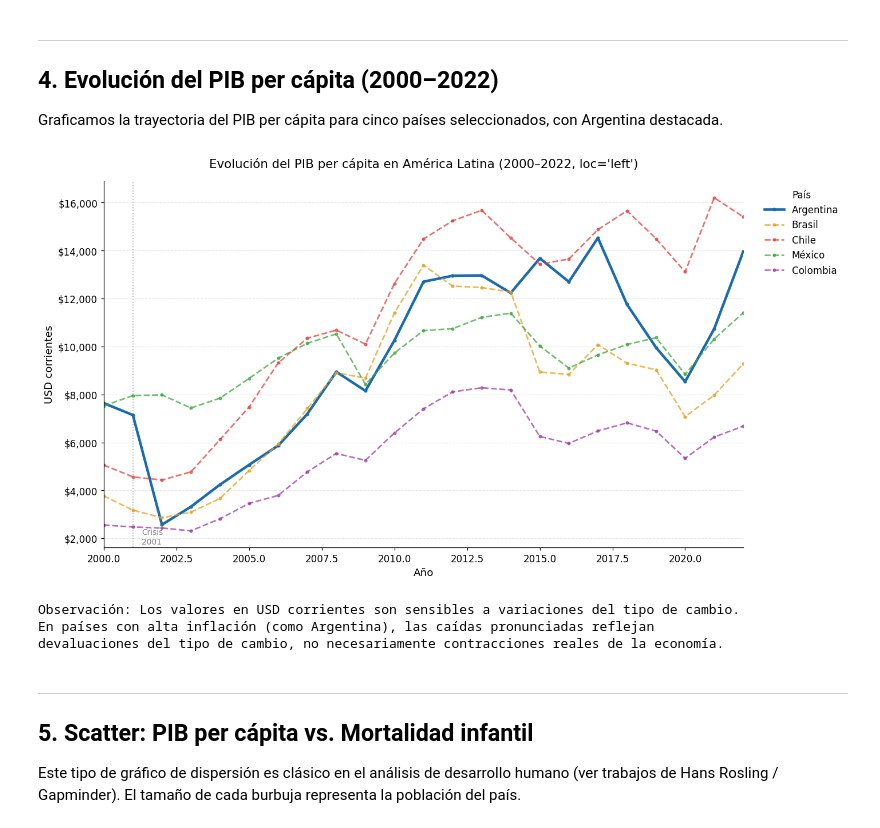
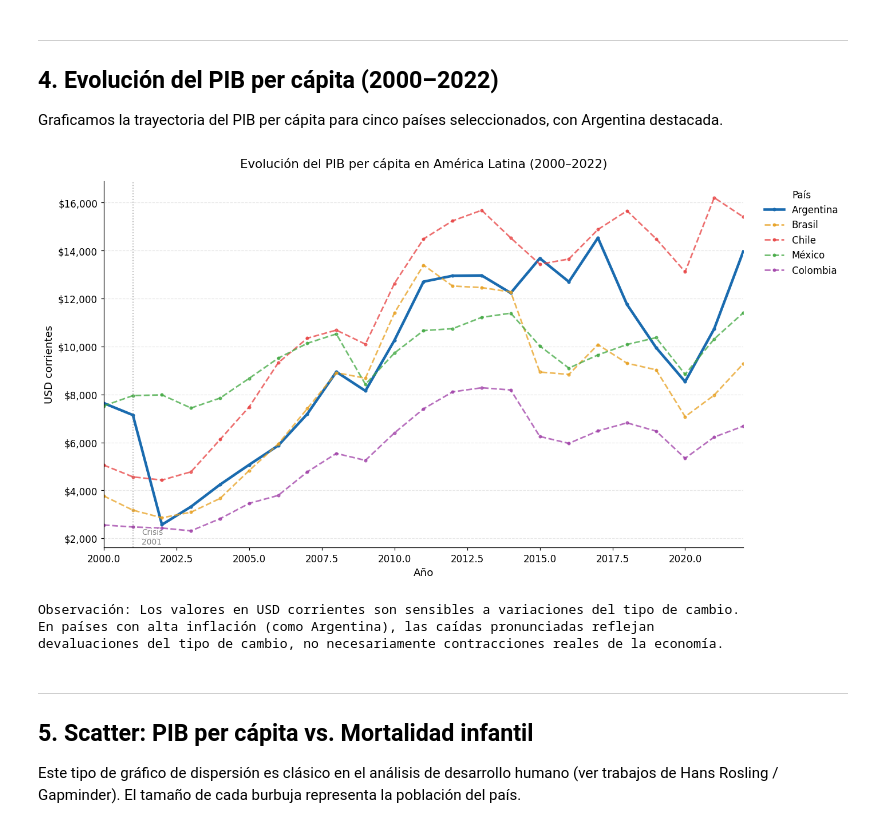
Before and after one commit to dbrisaro/Python-y-Politicas-Publicas---Risaro, a Jupyter notebook: M02_C03_Comparacion_LATAM_WorldBank.ipynb, the cells around one changed output. Drawn from its saved outputs; the diff is of its cells as text; code cells hidden in the pictures.

```diff
--- a/M02_C03_Comparacion_LATAM_WorldBank.ipynb
+++ b/M02_C03_Comparacion_LATAM_WorldBank.ipynb
@@ -337,35 +337,35 @@ fig, ax = plt.subplots(figsize=(13, 7))
 
 for pais in PAISES_SELECCIONADOS:
     df_p = df_pib_sel[df_pib_sel["country"] == pais].sort_values("year")
     lw = 3.0 if pais == "Argentina" else 1.8
     ls = "-"  if pais == "Argentina" else "--"
     alpha = 1.0 if pais == "Argentina" else 0.75
     ax.plot(df_p["year"], df_p["value"],
             label=pais, color=COLORES[pais],
             linewidth=lw, linestyle=ls, alpha=alpha, marker="o", markersize=3)
 
 # Anotación del año de crisis 2001 en Argentina
 ax.axvline(x=2001, color="gray", linestyle=":", alpha=0.6, linewidth=1.2)
 ax.text(2001.3, ax.get_ylim()[0] * 1.05, "Crisis\n2001",
         fontsize=9, color="gray", va="bottom")
 
 ax.yaxis.set_major_formatter(mticker.FuncFormatter(lambda x, _: f"${x:,.0f}"))
 ax.set_xlabel("Año", fontsize=12)
 ax.set_ylabel("USD corrientes", fontsize=12)
-ax.set_title("Evolución del PIB per cápita en América Latina (2000–2022, loc='left')",
+ax.set_title("Evolución del PIB per cápita en América Latina (2000–2022)",
              fontsize=14, pad=15)
 ax.legend(title="País", bbox_to_anchor=(1.02, 1), loc="upper left", frameon=False)
 ax.grid(axis="y", alpha=0.3, linestyle="--")
 ax.set_xlim(2000, 2022)
 
 plt.tight_layout()
 plt.show()
 
 print("\nObservación: Los valores en USD corrientes son sensibles a variaciones del tipo de cambio.")
 print("En países con alta inflación (como Argentina), las caídas pronunciadas reflejan")
 print("devaluaciones del tipo de cambio, no necesariamente contracciones reales de la economía.")
 # %% [output]
-[figure, old version]
+[figure, new version]
 Observación: Los valores en USD corrientes son sensibles a variaciones del tipo de cambio.
 En países con alta inflación (como Argentina), las caídas pronunciadas reflejan
 devaluaciones del tipo de cambio, no necesariamente contracciones reales de la economía.
```
Also changed, not shown: parts of 1 cell of this notebook, 8 other files.
